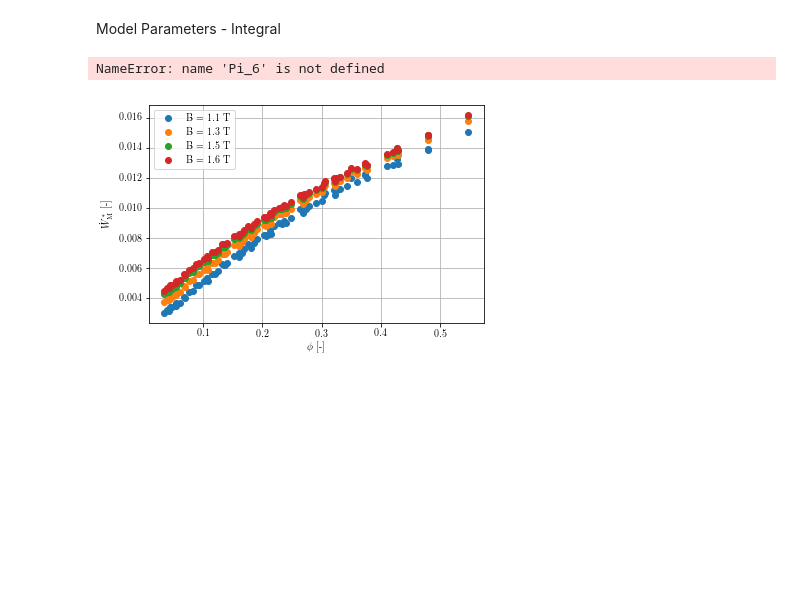
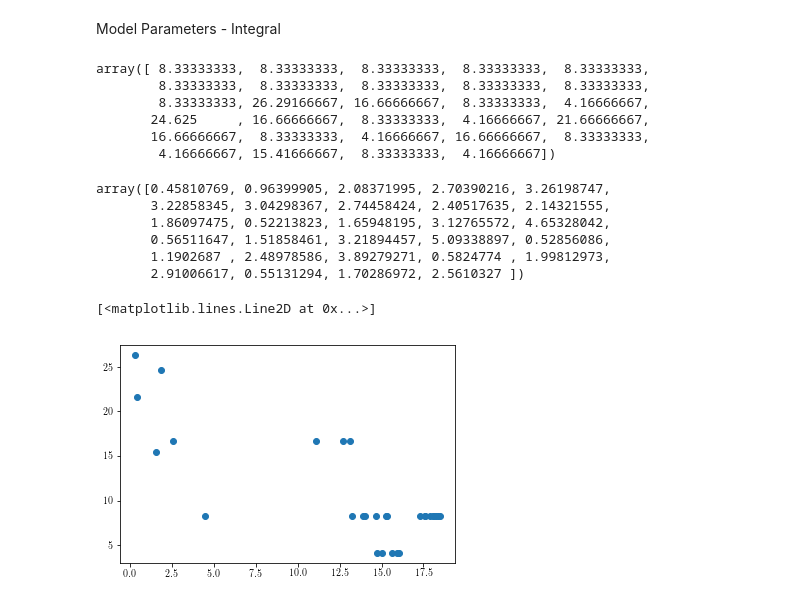
Before and after one commit to gfidelisp/Jupyter, a Jupyter notebook: Paper_AMR_Model/Models.ipynb, the cells around one changed output. Drawn from its saved outputs; the diff is of its cells as text; code cells hidden in the pictures; blank space fills up the shorter version.

```diff
--- a/Paper_AMR_Model/Models.ipynb
+++ b/Paper_AMR_Model/Models.ipynb
@@ -195,20 +172,21 @@ Importing AMR simulation inputs
 Data = xlrd.open_workbook('AMR_Inputs.xlsx') #Import inputs File
 Inputs = Data.sheet_by_name('Data')
 
-L   = array(Inputs.col_values(0)) #Import AMR Length [mm]
-H   = array(Inputs.col_values(1)) #Import AMR Height [mm]
-W   = array(Inputs.col_values(2)) #Import AMR Width [mm]
+L   = array(Inputs.col_values(0))/1000 #Import AMR Length [mm]
+H   = array(Inputs.col_values(1))/1000 #Import AMR Height [mm]
+W   = array(Inputs.col_values(2))/1000 #Import AMR Width [mm]
 T_h = array(Inputs.col_values(3)) #Import temperature span [K]
 T_c = array(Inputs.col_values(4)) #Import temperature span [K]
 B   = array(Inputs.col_values(5)) #Import magnetic field [T]
-f   = array(Inputs.col_values(6)) #Import frequency [Hz]
-m_f = array(Inputs.col_values(7)) #Import mass flow rate [kg/h]
-FE = array(Inputs.col_values(8)) #Import mass flow rate [kg/h]
+B_l   = array(Inputs.col_values(6)) #Import magnetic field [T]
+f   = array(Inputs.col_values(7)) #Import frequency [Hz]
+m_f = array(Inputs.col_values(8))/3600 #Import mass flow rate [kg/h]
+FE = array(Inputs.col_values(9)) #Import mass flow rate [kg/h]
 
-Q_c = array(Inputs.col_values(9)) #Import Cooling capacity [W]
-Q_h = array(Inputs.col_values(10)) #Import Rejected heat [W]
-W_p = array(Inputs.col_values(11)) #Import Pumping power [W]
-W_m = array(Inputs.col_values(12)) #Import Magnetic power [W]
+Q_c = array(Inputs.col_values(10)) #Import Cooling capacity [W]
+Q_h = array(Inputs.col_values(11)) #Import Rejected heat [W]
+W_p = array(Inputs.col_values(12)) #Import Pumping power [W]
+d_p = array(Inputs.col_values(13))/1000 #Import Magnetic power [W]
 # %% [markdown]
 Calculation
 # %%
@@ -316,4 +288,13 @@ for i in range(len(Pi_6)):
     Efness_CB[i] = Effectiv(Pi_6[i]/(2*Pi_4[i]),NTU_f[i])
 # %% [markdown]
 Model Parameters - Integral
+# %%
+Q_c
+# %% [output]
+array([ 8.33333333,  8.33333333,  8.33333333,  8.33333333,  8.33333333,
+        8.33333333,  8.33333333,  8.33333333,  8.33333333,  8.33333333,
+        8.33333333, 26.29166667, 16.66666667,  8.33333333,  4.16666667,
+       24.625     , 16.66666667,  8.33333333,  4.16666667, 21.66666667,
+       16.66666667,  8.33333333,  4.16666667, 16.66666667,  8.33333333,
+        4.16666667, 15.41666667,  8.33333333,  4.16666667])
 # %%
@@ -325,3 +307,17 @@ W_mag  = m_s*f*(CdT_mg - CdT_dmg)
+# %%
+CdT_mg-CdT_dmg
+# %% [output]
+array([0.45810769, 0.96399905, 2.08371995, 2.70390216, 3.26198747,
+       3.22858345, 3.04298367, 2.74458424, 2.40517635, 2.14321555,
+       1.86097475, 0.52213823, 1.65948195, 3.12765572, 4.65328042,
+       0.56511647, 1.51858461, 3.21894457, 5.09338897, 0.52856086,
+       1.1902687 , 2.48978586, 3.89279271, 0.5824774 , 1.99812973,
+       2.91006617, 0.55131294, 1.70286972, 2.5610327 ])
+# %%
+plt.plot(Pi_7,Q_c,'o')
+# %% [output]
+[<matplotlib.lines.Line2D at 0x...>]
+[figure, added]
 # %%
 def fitting(X,a,b,c,d):
     P1,P2= X
@@ -337,24 +328,0 @@ def fit_int(X,a,b,c,d,e,f,g,h):
-# %%
-plt.plot(Pi_6[0:72],Pi_8[0:72],'o',label = 'B = 1.1 T')
-plt.plot(Pi_6[72:144],Pi_8[72:144],'o',label = 'B = 1.3 T')
-plt.plot(Pi_6[144:216],Pi_8[144:216],'o',label = 'B = 1.5 T')
-plt.plot(Pi_6[216:288],Pi_8[216:288],'o',label = 'B = 1.6 T')
-plt.grid()
-plt.xlabel('$\phi$ [-]')
-plt.ylabel('$\dot{Q}_\mathrm{C}^*$ [-]')
-plt.legend()
-plt.show()
-# %% [output]
-NameError: name 'Pi_6' is not defined
-# %%
-plt.plot(Pi_6[0:72],Pi_10[0:72],'o',label = 'B = 1.1 T')
-plt.plot(Pi_6[72:144],Pi_10[72:144],'o',label = 'B = 1.3 T')
-plt.plot(Pi_6[144:216],Pi_10[144:216],'o',label = 'B = 1.5 T')
-plt.plot(Pi_6[216:288],Pi_10[216:288],'o',label = 'B = 1.6 T')
-plt.grid()
-plt.xlabel('$\phi$ [-]')
-plt.ylabel('$\dot{W}_\mathrm{M}^*$ [-]')
-plt.legend()
-plt.show()
-# %% [output]
-[figure, removed]
```
Also changed, not shown: parts of 35 cells of this notebook, 5 other files.
